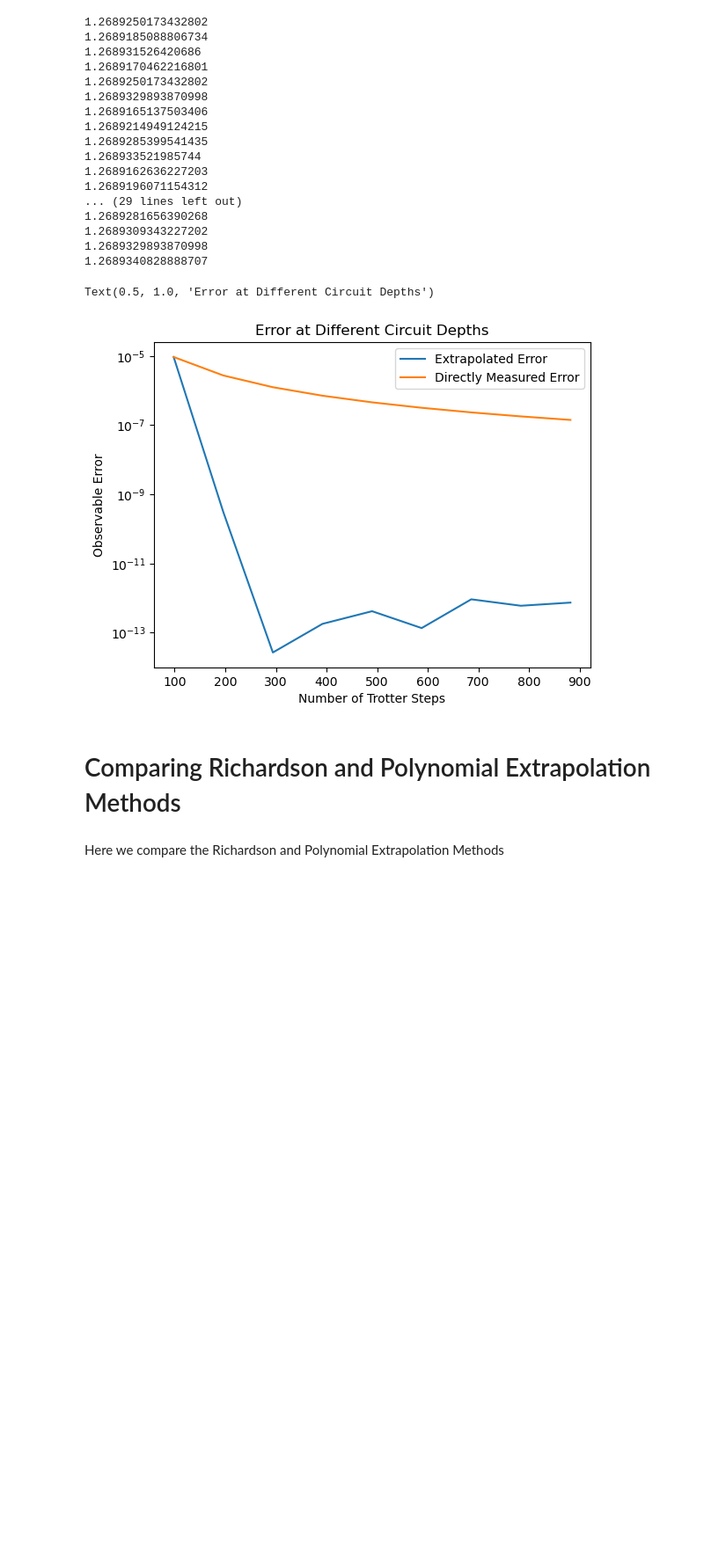
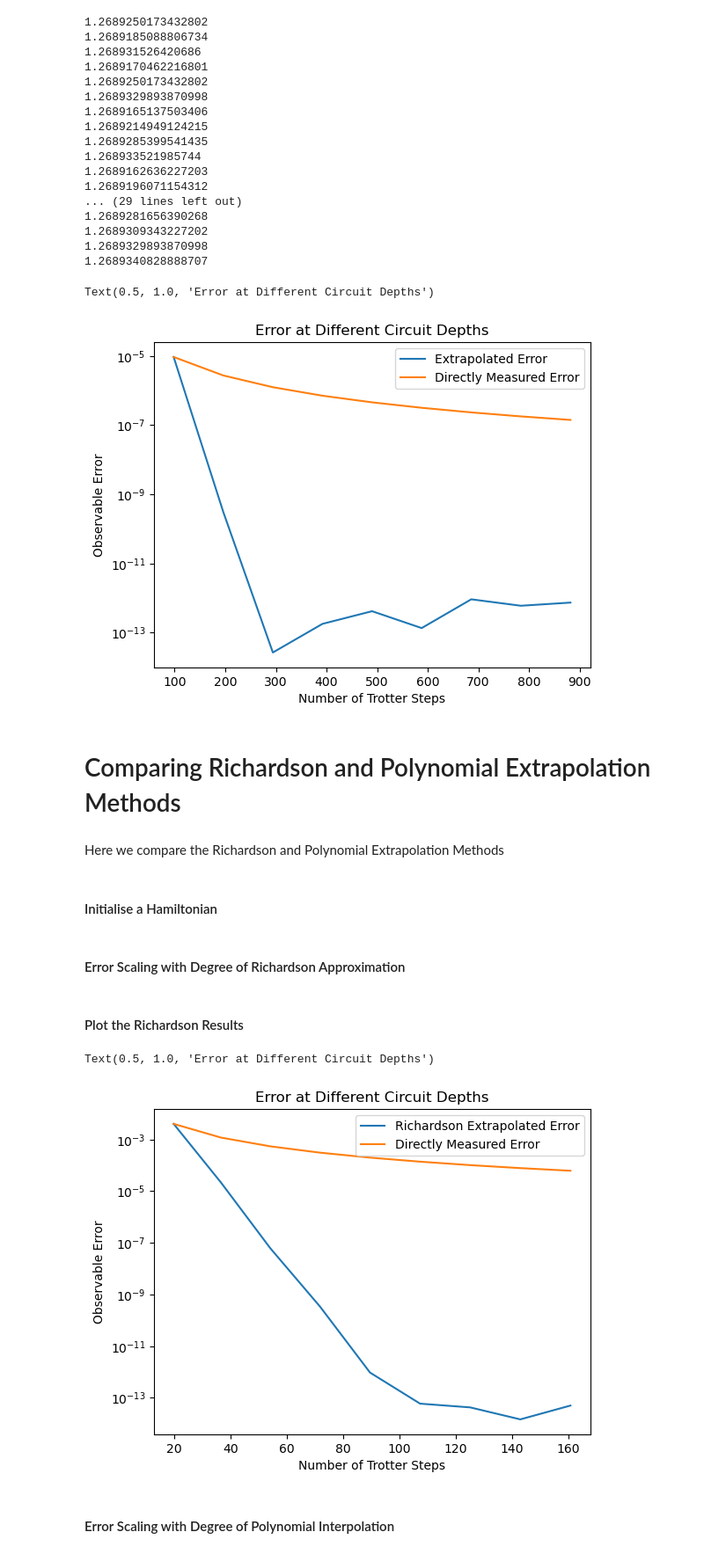
Before and after one commit to jacobwatkins1/Trotter-Extrapolation, a Jupyter notebook: Richardson_and_Polynomial_Comparison.ipynb, the cells around one changed output. Shown at 88% size. Cells and saved outputs as stored; diff of their text form; code cells hidden in the pictures; blank space fills up the shorter version.

Commit message:
Plotted both Richardson and Polynomial Simultaneously.

```diff
--- a/Richardson_and_Polynomial_Comparison.ipynb
+++ b/Richardson_and_Polynomial_Comparison.ipynb
@@ -743,3 +746,40 @@ Text(0.5, 1.0, 'Error at Different Circuit Depths')
 # Comparing Richardson and Polynomial Extrapolation Methods <a name="comparison"></a>
 # %% [markdown]
 Here we compare the Richardson and Polynomial Extrapolation Methods
+# %%
+# Set initial parameters.
+trot_order    = 2
+order         = 2
+time          = 1
+min_step_no   = min_step_number(nqubits, hlist, time, order = 2 )
+s_min         = 1/min_step_no
+failure_prob  = 0.01
+# %% [markdown]
+#### Initialise a Hamiltonian
+# %%
+## Initialise a set of Hamiltonian
+
+# System parameters.
+nqubits = 5
+h = 3 # Maximum single qubit potential strength
+
+# Define the Hamiltonian and the groupings of its terms.
+hlist = (np.random.rand(nqubits)*2 -1)*h
+Hterms = [Even_Heisenberg_Terms(nqubits), Odd_Heisenberg_Terms(nqubits), Potential_Heisenberg_Terms(nqubits, hlist)]
+Htot = np.sum(Hterms, axis = 0)
+
+
+# Choose local observable and initial state
+initial_state = sparse_bitstring([nqubits//2], nqubits)
+#local_obs = Htot
+
+local_obs_array1= [{0: 'Z'},{nqubits-1: 'Z'}, {1: 'X'} ]
+local_obs_array2= [{0: 'X'}, {1:'Y'}, {nqubits-1: 'I'}]
+local_obs = observable(local_obs_array1, nqubits) + observable(local_obs_array2, nqubits)
+local_obs_array= [{0: 'X'}, {1:'Y'}, {nqubits-1: 'I'}]
+#local_obs = observable(local_obs_array, nqubits)
+#local_obs = Magnetisation( nqubits )
+# %% [markdown]
+#### Error Scaling with Degree of Richardson Approximation
+# %% [markdown]
+#### Plot the Richardson Results
@@ -745,0 +834,13 @@ Here we compare the Richardson and Polynomial Extrapolation Methods
+# %%
+# Plot graphs.
+plt.semilogy(maximum_depths_Richardson, error_array_Richardson,  label="Richardson Extrapolated Error")
+plt.semilogy(maximum_depths_Richardson, best_val_error_array_Richardson, label="Directly Measured Error"  )
+plt.xlabel('Number of Trotter Steps')
+plt.ylabel('Observable Error')
+plt.legend()
+plt.title("Error at Different Circuit Depths")
+# %% [output]
+Text(0.5, 1.0, 'Error at Different Circuit Depths')
+[figure, added]
+# %% [markdown]
+#### Error Scaling with Degree of Polynomial Interpolation
```
Also changed, not shown: parts of 14 cells of this notebook.
